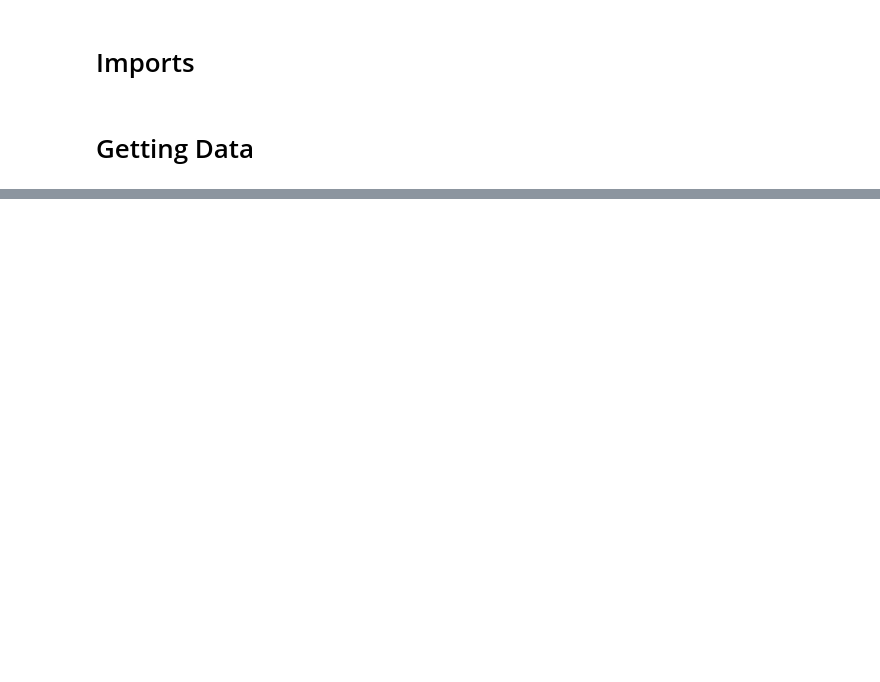
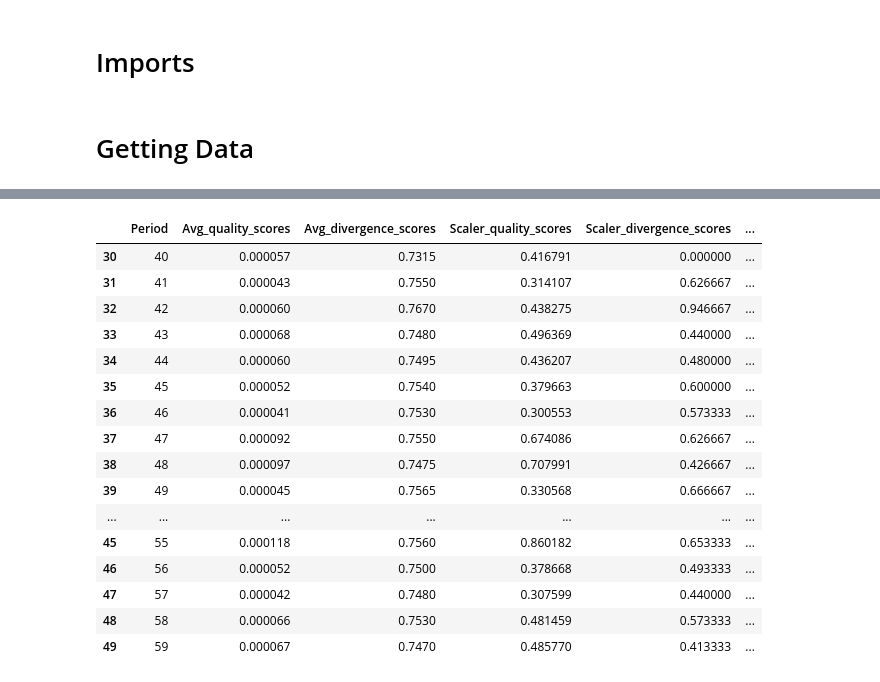
Before and after one commit to Alexa9der/trading_robot, a Jupyter notebook: src/trading_robot/notebooks/basic_future_inzenering.ipynb, the cells around one changed output, grey strips where cells are left out. Saved outputs shown, nothing was run; the diff lists cells and outputs as text; code cells hidden in the pictures; blank space fills up the shorter version.

```diff
--- a/src/trading_robot/notebooks/basic_future_inzenering.ipynb
+++ b/src/trading_robot/notebooks/basic_future_inzenering.ipynb
@@ -36,0 +1169,20 @@ data.head()
+# %%
+metrics_df[30:50]
+# %% [output]
+|  | Period | Avg_quality_scores | Avg_divergence_scores | Scaler_quality_scores | Scaler_divergence_scores | ... |
+| 30 | 40 | 0.000057 | 0.7315 | 0.416791 | 0.000000 | ... |
+| 31 | 41 | 0.000043 | 0.7550 | 0.314107 | 0.626667 | ... |
+| 32 | 42 | 0.000060 | 0.7670 | 0.438275 | 0.946667 | ... |
+| 33 | 43 | 0.000068 | 0.7480 | 0.496369 | 0.440000 | ... |
+| 34 | 44 | 0.000060 | 0.7495 | 0.436207 | 0.480000 | ... |
+| 35 | 45 | 0.000052 | 0.7540 | 0.379663 | 0.600000 | ... |
+| 36 | 46 | 0.000041 | 0.7530 | 0.300553 | 0.573333 | ... |
+| 37 | 47 | 0.000092 | 0.7550 | 0.674086 | 0.626667 | ... |
+| 38 | 48 | 0.000097 | 0.7475 | 0.707991 | 0.426667 | ... |
+| 39 | 49 | 0.000045 | 0.7565 | 0.330568 | 0.666667 | ... |
+| ... | ... | ... | ... | ... | ... | ... |
+| 45 | 55 | 0.000118 | 0.7560 | 0.860182 | 0.653333 | ... |
+| 46 | 56 | 0.000052 | 0.7500 | 0.378668 | 0.493333 | ... |
+| 47 | 57 | 0.000042 | 0.7480 | 0.307599 | 0.440000 | ... |
+| 48 | 58 | 0.000066 | 0.7530 | 0.481459 | 0.573333 | ... |
+| 49 | 59 | 0.000067 | 0.7470 | 0.485770 | 0.413333 | ... |
```
Also changed, not shown: parts of 32 cells of this notebook, 9 other files.
